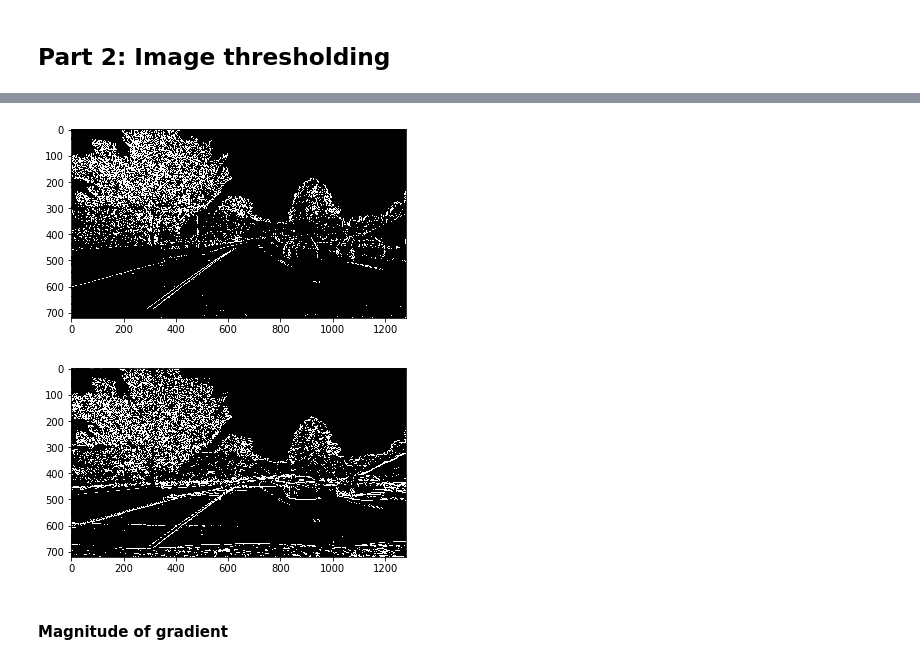
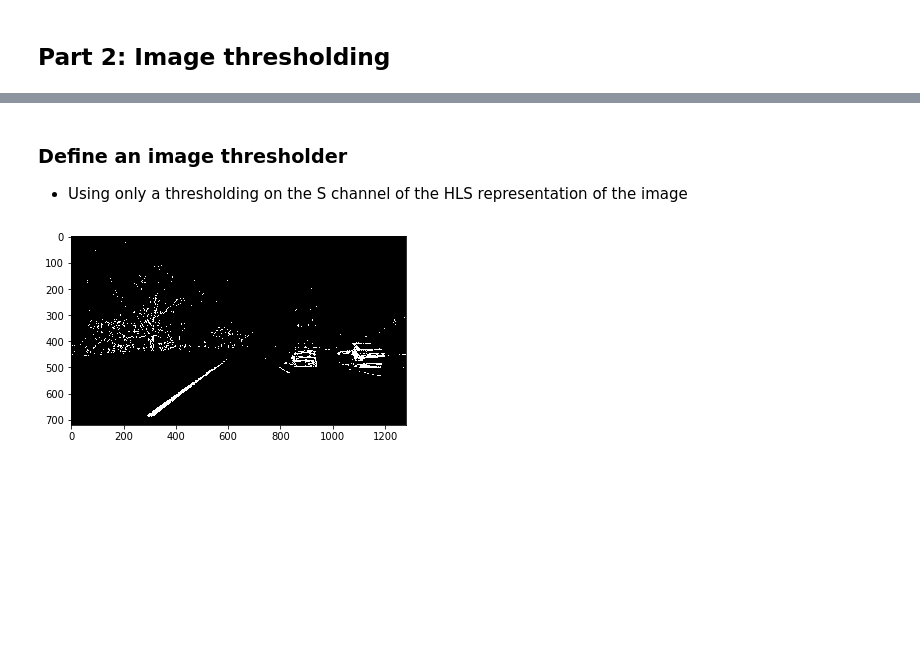
Before and after one commit to koulakis/CarND-Advanced-Lane-Lines, a Jupyter notebook: advanced_lane_lines.ipynb, the cells around one changed output, grey strips where cells are left out. Cells and saved outputs as stored; diff of their text form; code cells hidden in the pictures; blank space fills up the shorter version.

Commit message:
Adds pipeline component which thresholds images and uses it to perform an S channel thresholding.

```diff
--- a/advanced_lane_lines.ipynb
+++ b/advanced_lane_lines.ipynb
@@ -87,12 +65,16 @@ def sobel_thresh_single_direction(image, orient='x', sobel_kernel=3, thresh=(0,
+# %% [markdown]
+### Define an image thresholder
+- Using only a thresholding on the S channel of the HLS representation of the image
+# %%
+def threshold_image(image):
+    hls = cv2.cvtColor(image, cv2.COLOR_RGB2HLS)
+    s_channel = hls[:,:,2]
+
+    return ImageThresholder.scale_and_filter(s_channel, thresh=(150, 255))
+
+image_thresholder = ImageThresholder(threshold_image)
 # %%
-plt.imshow(sobel_thresh_single_direction(gray, thresh=(20, 100)), cmap='gray')
+plt.imshow(image_thresholder.transform(test_images[0]), cmap='gray')
 plt.show()
 # %% [output]
-[figure, old version]
+[figure, new version]
-# %%
-plt.imshow(sobel_thresh_single_direction(gray, orient='y', thresh=(20, 100)), cmap='gray')
-plt.show()
-# %% [output]
-[figure, removed]
-# %% [markdown]
-#### Magnitude of gradient
```
Also changed, not shown: parts of 13 cells of this notebook, 3 other files.
